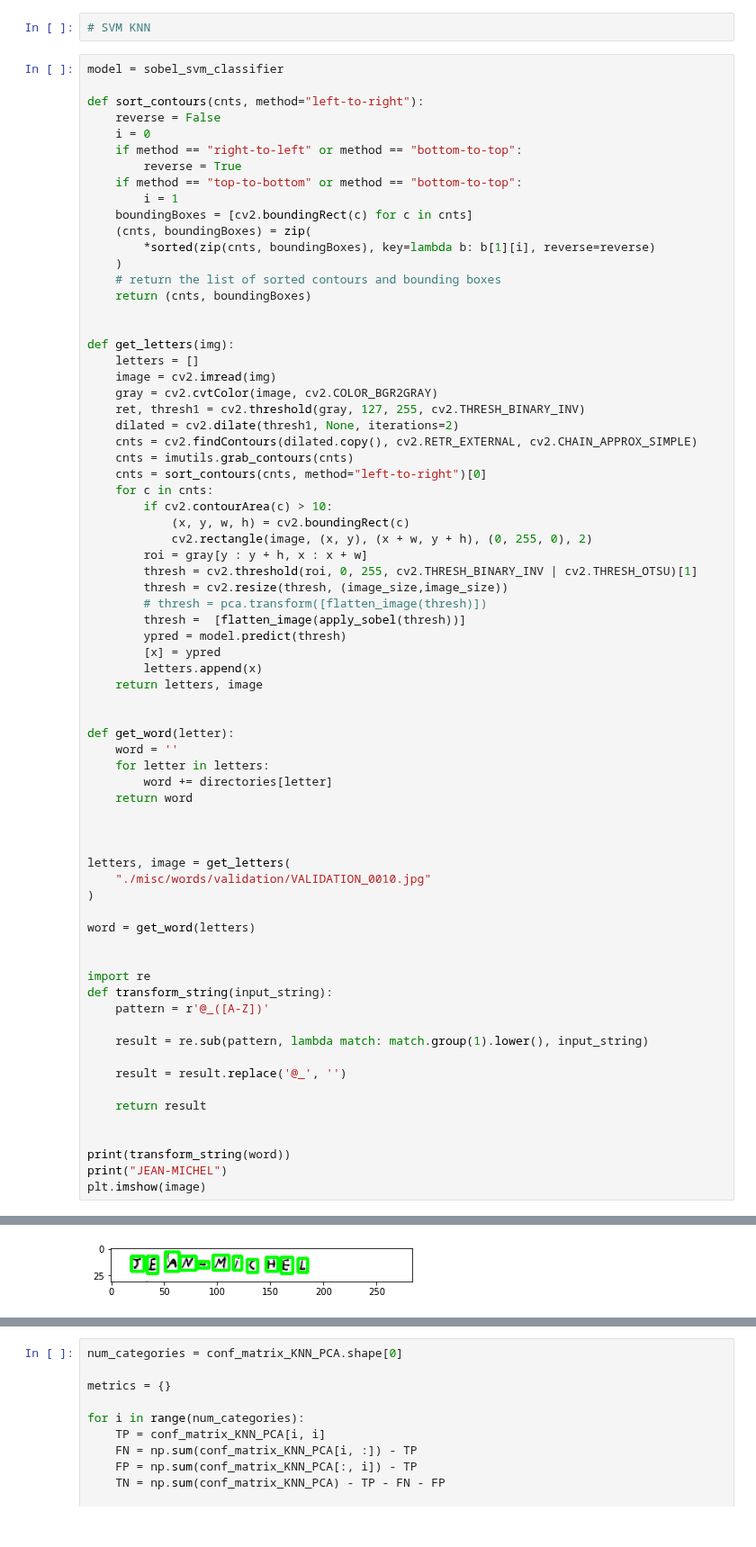
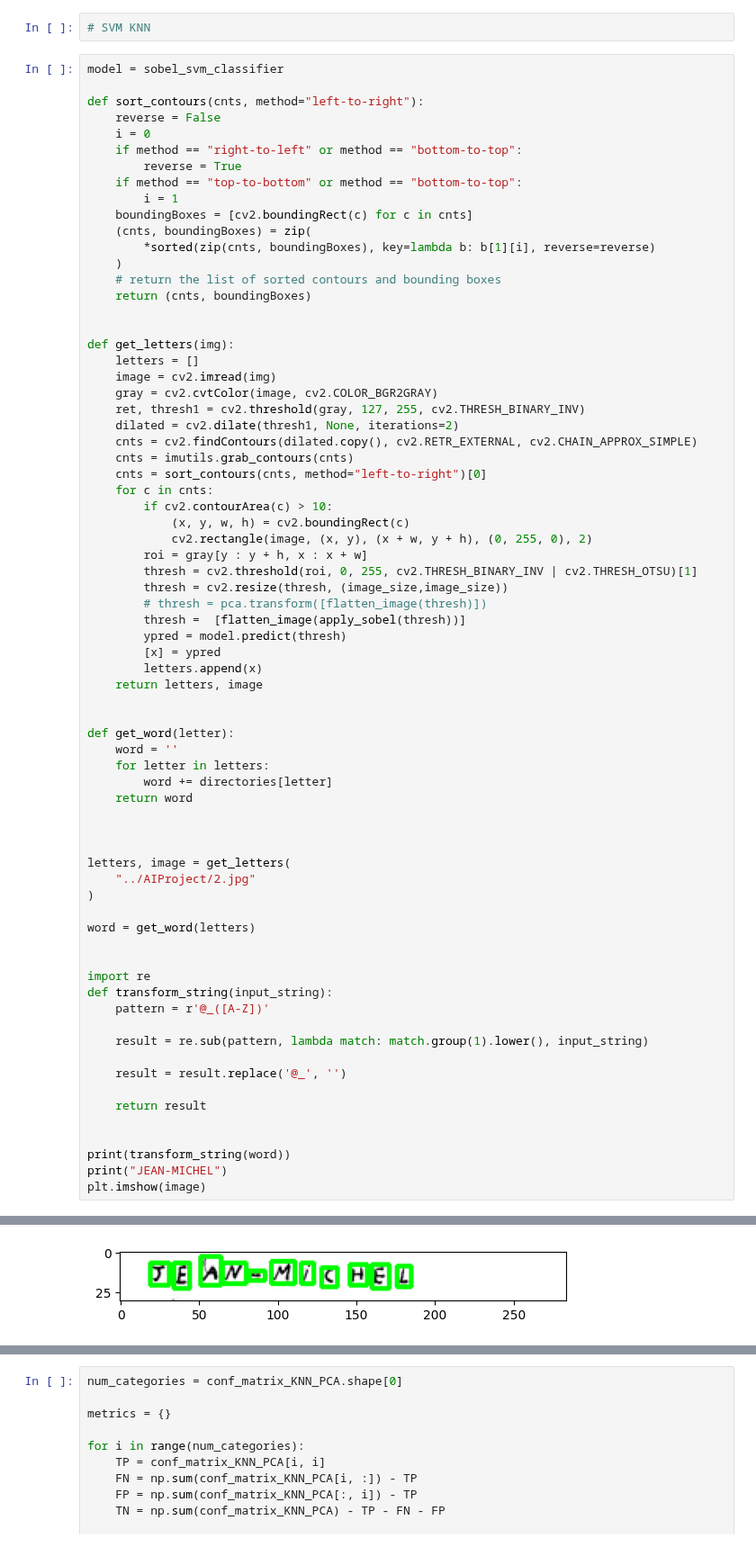
Before and after one commit to kareemotafy/AIProject, a Jupyter notebook: OCR.ipynb, the cells around one changed output, grey strips where cells are left out. Shown at 90% size. Drawn from its saved outputs; the diff is of its cells as text.

```diff
--- a/OCR.ipynb
+++ b/OCR.ipynb
@@ -178,35 +178,35 @@ def get_word(letter):
     for letter in letters:
         word += directories[letter]
     return word
 
 
 
 letters, image = get_letters(
-    "./misc/words/validation/VALIDATION_0010.jpg"
+    "../AIProject/2.jpg"
 )
 
 word = get_word(letters)
 
 
 import re
 def transform_string(input_string):
     pattern = r'@_([A-Z])'
 
     result = re.sub(pattern, lambda match: match.group(1).lower(), input_string)
 
     result = result.replace('@_', '')
 
     return result
 
 
 print(transform_string(word))
 print("JEAN-MICHEL")
 plt.imshow(image)
 # %% [output]
 JBhNfMYKHBt
 JEAN-MICHEL
 <matplotlib.image.AxesImage at 0x...>
-[figure, old version]
+[figure, new version]
 # %%
 # Confusion Matrix
 conf_matrix_KNN_PCA = confusion_matrix(y_test, pca_knn_predictions)
```
Also changed, not shown: parts of 5 cells of this notebook.
